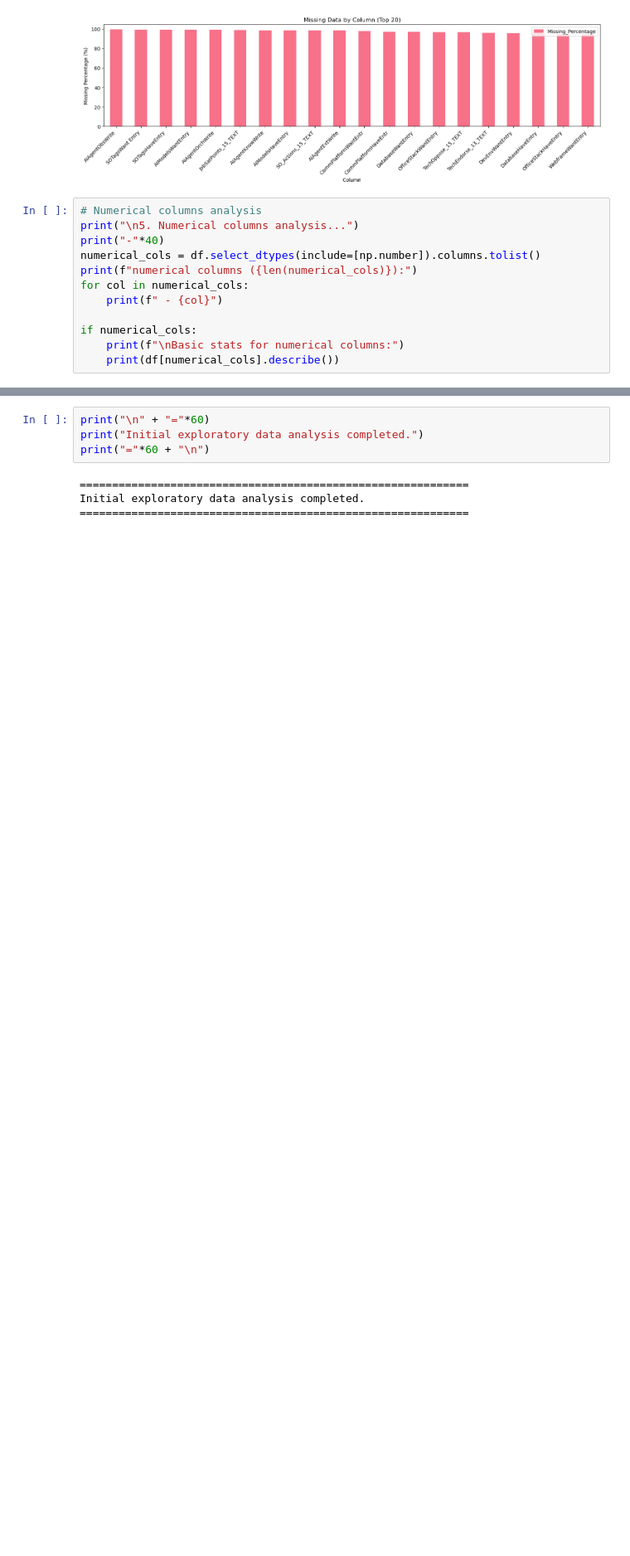
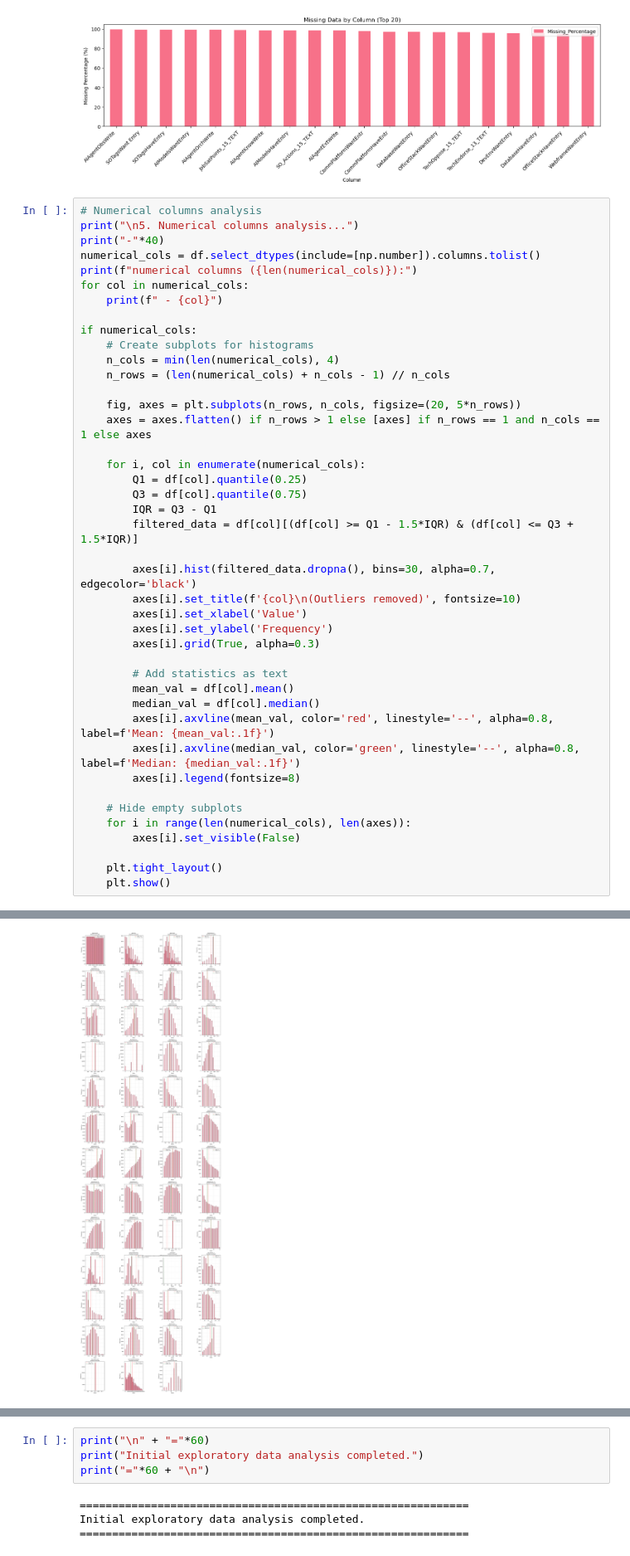
Before and after one commit to dmarcano11/udacity-dsnd-project-1, a Jupyter notebook: notebooks/01_exploratory_data_analysis.ipynb, the cells around one changed output, grey strips where cells are left out. Shown at 83% size. Drawn from its saved outputs; the diff is of its cells as text; blank space fills up the shorter version.

Commit message:
improving numerical and categorical column analysis

```diff
--- a/notebooks/01_exploratory_data_analysis.ipynb
+++ b/notebooks/01_exploratory_data_analysis.ipynb
@@ -136,6 +135,36 @@ for col in numerical_cols:
     print(f" - {col}")
 
 if numerical_cols:
-    print(f"\nBasic stats for numerical columns:")
-    print(df[numerical_cols].describe())
+    # Create subplots for histograms
+    n_cols = min(len(numerical_cols), 4)
+    n_rows = (len(numerical_cols) + n_cols - 1) // n_cols
+
+    fig, axes = plt.subplots(n_rows, n_cols, figsize=(20, 5*n_rows))
+    axes = axes.flatten() if n_rows > 1 else [axes] if n_rows == 1 and n_cols == 1 else axes
+
+    for i, col in enumerate(numerical_cols):
+        Q1 = df[col].quantile(0.25)
+        Q3 = df[col].quantile(0.75)
+        IQR = Q3 - Q1
+        filtered_data = df[col][(df[col] >= Q1 - 1.5*IQR) & (df[col] <= Q3 + 1.5*IQR)]
+
+        axes[i].hist(filtered_data.dropna(), bins=30, alpha=0.7, edgecolor='black')
+        axes[i].set_title(f'{col}\n(Outliers removed)', fontsize=10)
+        axes[i].set_xlabel('Value')
+        axes[i].set_ylabel('Frequency')
+        axes[i].grid(True, alpha=0.3)
+
+        # Add statistics as text
+        mean_val = df[col].mean()
+        median_val = df[col].median()
+        axes[i].axvline(mean_val, color='red', linestyle='--', alpha=0.8, label=f'Mean: {mean_val:.1f}')
+        axes[i].axvline(median_val, color='green', linestyle='--', alpha=0.8, label=f'Median: {median_val:.1f}')
+        axes[i].legend(fontsize=8)
+
+    # Hide empty subplots
+    for i in range(len(numerical_cols), len(axes)):
+        axes[i].set_visible(False)
+
+    plt.tight_layout()
+    plt.show()
 # %% [output]
@@ -158,0 +188 @@ max        15.000000         5.000000e+07     10.000000
+[figure, added]
```
Also changed, not shown: parts of 4 cells of this notebook.
